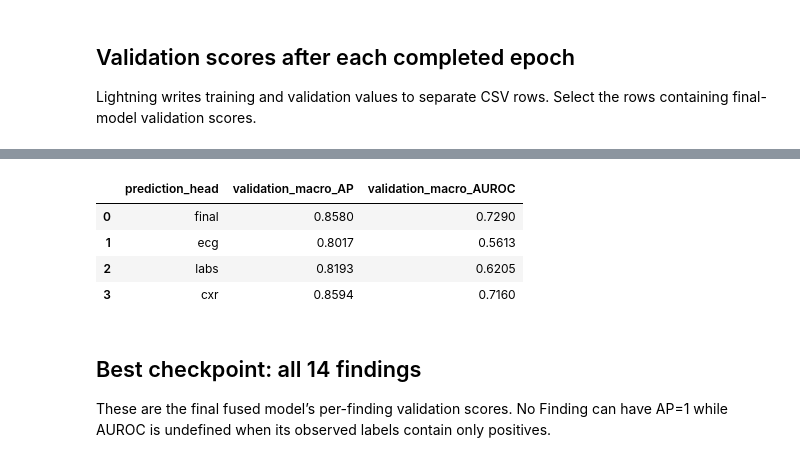
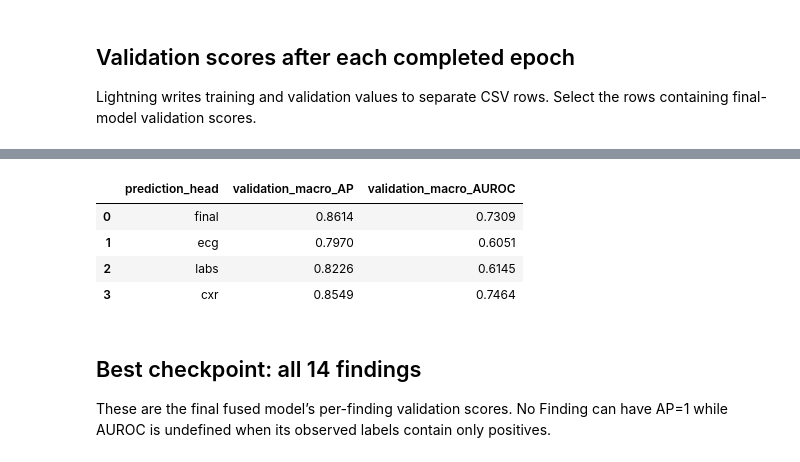
Before and after one commit to rittick-create/Pipeline1, a Jupyter notebook: Pipeline2/model_notebooks/training_results.ipynb, the cells around one changed output, grey strips where cells are left out. Cells and saved outputs as stored; diff of their text form; code cells hidden in the pictures.

```diff
--- a/Pipeline2/model_notebooks/training_results.ipynb
+++ b/Pipeline2/model_notebooks/training_results.ipynb
@@ -20,12 +21,21 @@ if str(PROJECT_DIR) not in sys.path:
 from utils.data_helper import TARGETS
 
 # Change this to review a different run.
-RUN_DIR = PROJECT_DIR / "runs" / "version_0"
-CHECKPOINT_PATH = RUN_DIR / "checkpoints" / "best.ckpt"
+RUN_DIR = PROJECT_DIR / "runs_complete" / "version_3"
+# Test result metadata points to the actual selected checkpoint (also after resume).
+result_path = RUN_DIR / "test_results_all.pt"
+if result_path.exists():
+    payload = torch.load(result_path, map_location="cpu", weights_only=False)
+    CHECKPOINT_PATH = Path(payload["best_checkpoint"])
+    del payload
+else:
+    # Lightning may version the filename after replacing an earlier best file.
+    candidates = list((RUN_DIR / "checkpoints").glob("best*.ckpt"))
+    CHECKPOINT_PATH = max(candidates, key=lambda path: path.stat().st_mtime) if candidates else RUN_DIR / "checkpoints/best.ckpt"
 metrics = pd.read_csv(RUN_DIR / "metrics.csv")
 
 # Load only your own trusted checkpoint; keep it on CPU.
-checkpoint = torch.load(CHECKPOINT_PATH, map_location="cpu", weights_only=False)
+checkpoint = torch.load(CHECKPOINT_PATH, map_location="cpu", weights_only=False, mmap=True)
 best_epoch = int(checkpoint["epoch"])
 best_step = int(checkpoint["global_step"])
 del checkpoint  # Release the model and optimizer tensors from memory.
@@ -81,19 +97,20 @@ The CXR head is evaluated only on admissions whose CXR is available. The final m
 # %%
-head_scores = pd.DataFrame([
-    {
-        "prediction_head": head,
-        "validation_macro_AP": best_row[f"val_PRAUC_avg_over_dxs/{head}"],
-        "validation_macro_AUROC": best_row[f"val_AUROC_avg_over_dxs/{head}"],
-    }
-    for head in ["final", "ecg", "labs", "cxr"]
-])
-display(head_scores.round(4))
+if best_row is not None:
+    head_scores = pd.DataFrame([
+        {
+            "prediction_head": head,
+            "validation_macro_AP": best_row[f"{AP_PREFIX}_avg_over_dxs/{head}"],
+            "validation_macro_AUROC": best_row[f"val_AUROC_avg_over_dxs/{head}"],
+        }
+        for head in ["final", "ecg", "labs", "cxr"]
+    ])
+    display(head_scores.round(4))
 # %% [output]
 |  | prediction_head | validation_macro_AP | validation_macro_AUROC |
-| 0 | final | 0.8580 | 0.7290 |
-| 1 | ecg | 0.8017 | 0.5613 |
-| 2 | labs | 0.8193 | 0.6205 |
-| 3 | cxr | 0.8594 | 0.7160 |
+| 0 | final | 0.8614 | 0.7309 |
+| 1 | ecg | 0.7970 | 0.6051 |
+| 2 | labs | 0.8226 | 0.6145 |
+| 3 | cxr | 0.8549 | 0.7464 |
 # %% [markdown]
 ## Best checkpoint: all 14 findings
 These are the final fused model’s per-finding validation scores. No Finding can have AP=1 while AUROC is undefined when its observed labels contain only positives.
```
Also changed, not shown: parts of 9 cells of this notebook, 16 other files.
